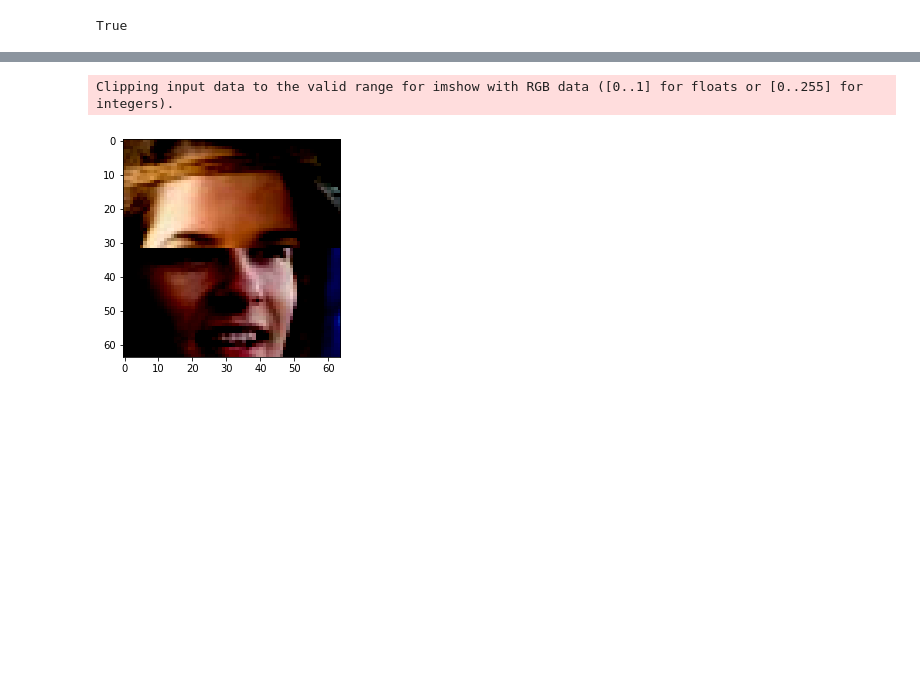
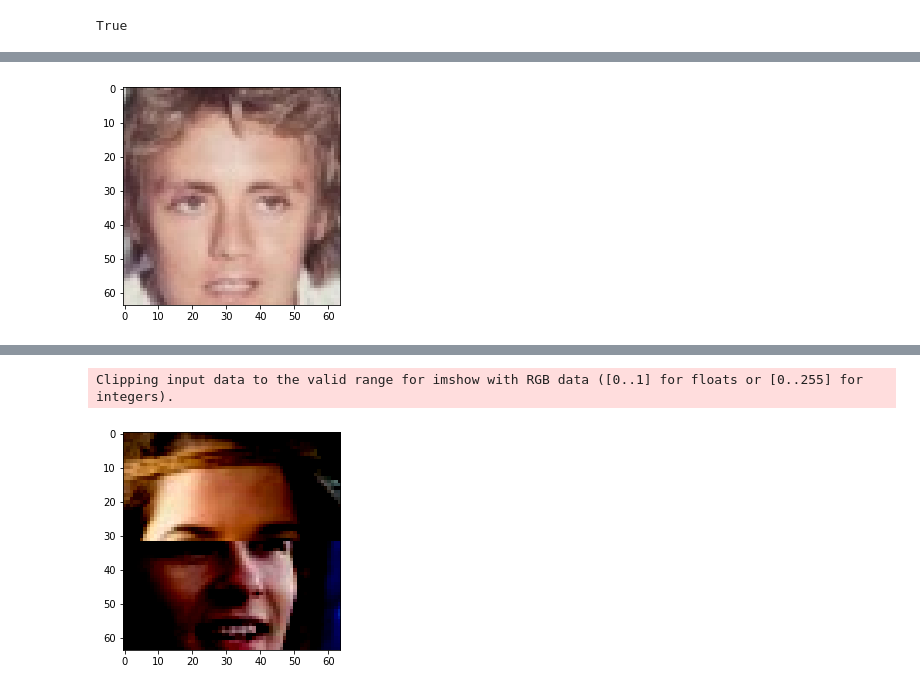
Before and after one commit to TomislavZupanovic/Data-Reconstruction, a Jupyter notebook: notebooks/ImageMask.ipynb, the cells around one changed output, grey strips where cells are left out. Drawn from its saved outputs; the diff is of its cells as text; code cells hidden in the pictures; blank space fills up the shorter version.

```diff
--- a/notebooks/ImageMask.ipynb
+++ b/notebooks/ImageMask.ipynb
@@ -75,0 +83,8 @@ Clipping input data to the valid range for imshow with RGB data ([0..1] for floa
+# %%
+img = real_img[1].numpy()
+# Transpose image so that last dim is number of channels and un-normalize
+transposed_img = np.transpose(img, (1, 2, 0))
+image = transposed_img * np.array((0.5, 0.5, 0.5)) + np.array((0.5, 0.5, 0.5))
+plt.imshow(image);
+# %% [output]
+[figure, added]
```
Also changed, not shown: parts of 20 cells of this notebook, 4 other files.
